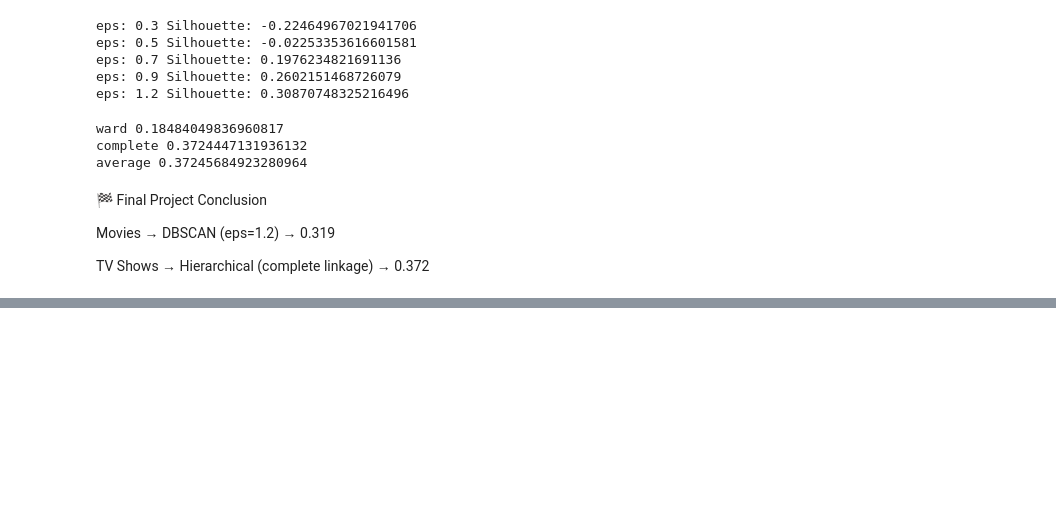
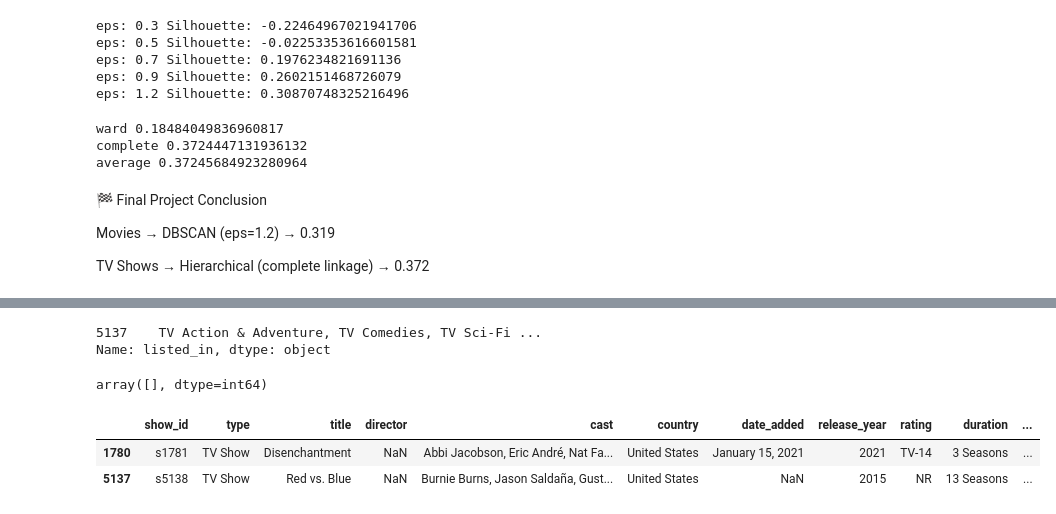
Before and after one commit to sakthignanaprakasamv/Netflix-Movies-and-TV-Shows-Clustering, a Jupyter notebook: Clustering - v2.ipynb, the cells around one changed output, grey strips where cells are left out. Drawn from its saved outputs; the diff is of its cells as text; code cells hidden in the pictures; blank space fills up the shorter version.

```diff
--- a/Clustering - v2.ipynb
+++ b/Clustering - v2.ipynb
@@ -1637,0 +1642,17 @@ TV Shows → Hierarchical (complete linkage) → 0.372
+# %%
+from sklearn.cluster import AgglomerativeClustering
+
+# Assuming complete linkage was best
+hier = AgglomerativeClustering(n_clusters=10, linkage='complete')
+final_tv_labels = hier.fit_predict(X_tv_pca)
+
+# Store final cluster labels
+df_tv_Show['final_cluster'] = final_tv_labels
+# %%
+df2 = pd.read_csv('NETFLIX MOVIES AND TV SHOWS CLUSTERING.csv')
+df_movies_original = df2[df2['type'] == 'Movie'].copy()
+df_tv_original = df2[df2['type'] == 'TV Show'].copy()
+df_movies_original['final_cluster'] = df_movies['final_cluster']
+df_tv_original['final_cluster'] = df_tv_Show['final_cluster']
+df_tv_original.to_csv("tv_original.csv", index=False)
+df_movies_original.to_csv("movies_original.csv", index=False)
@@ -1637,0 +1674,24 @@ TV Shows → Hierarchical (complete linkage) → 0.372
+# %%
+print(df_tv_original[df_tv_original['final_cluster'] == 9]['listed_in'])
+# %% [output]
+5137    TV Action & Adventure, TV Comedies, TV Sci-Fi ...
+Name: listed_in, dtype: object
+# %%
+df_tv_original[
+    df_tv_original['listed_in'].str.contains("Thrillers", na=False) &
+    df_tv_original['listed_in'].str.contains("Crime", na=False) &
+    df_tv_original['listed_in'].str.contains("International", na=False)  ]['final_cluster'].unique()
+# %% [output]
+array([], dtype=int64)
+# %%
+df_tv_original[
+    df_tv_original['listed_in'].str.contains("Adventure", na=False) &
+    df_tv_original['listed_in'].str.contains("Action", na=False) &
+    df_tv_original['listed_in'].str.contains("Comedies", na=False) &
+    df_tv_original['listed_in'].str.contains("Sci-Fi", na=False) &
+    df_tv_original['listed_in'].str.contains("Fantasy", na=False)
+]
+# %% [output]
+|  | show_id | type | title | director | cast | country | date_added | release_year | rating | duration | ... |
+| 1780 | s1781 | TV Show | Disenchantment | NaN | Abbi Jacobson, Eric André, Nat Fa... | United States | January 15, 2021 | 2021 | TV-14 | 3 Seasons | ... |
+| 5137 | s5138 | TV Show | Red vs. Blue | NaN | Burnie Burns, Jason Saldaña, Gust... | United States | NaN | 2015 | NR | 13 Seasons | ... |
```
Also changed, not shown: parts of 14 cells of this notebook, 1 other file.
